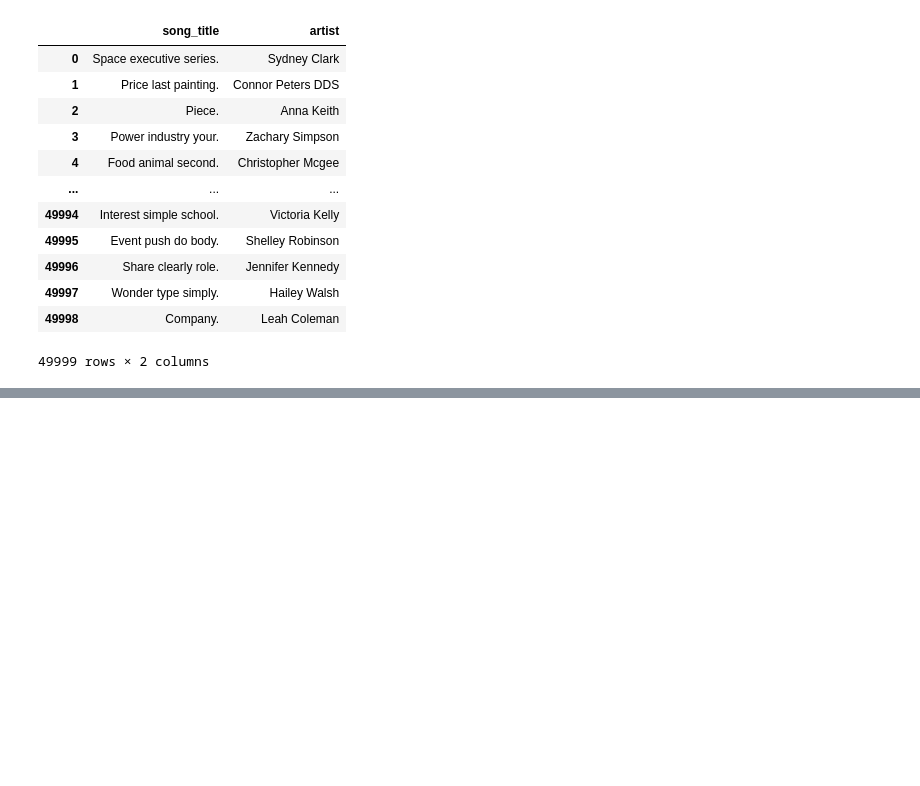
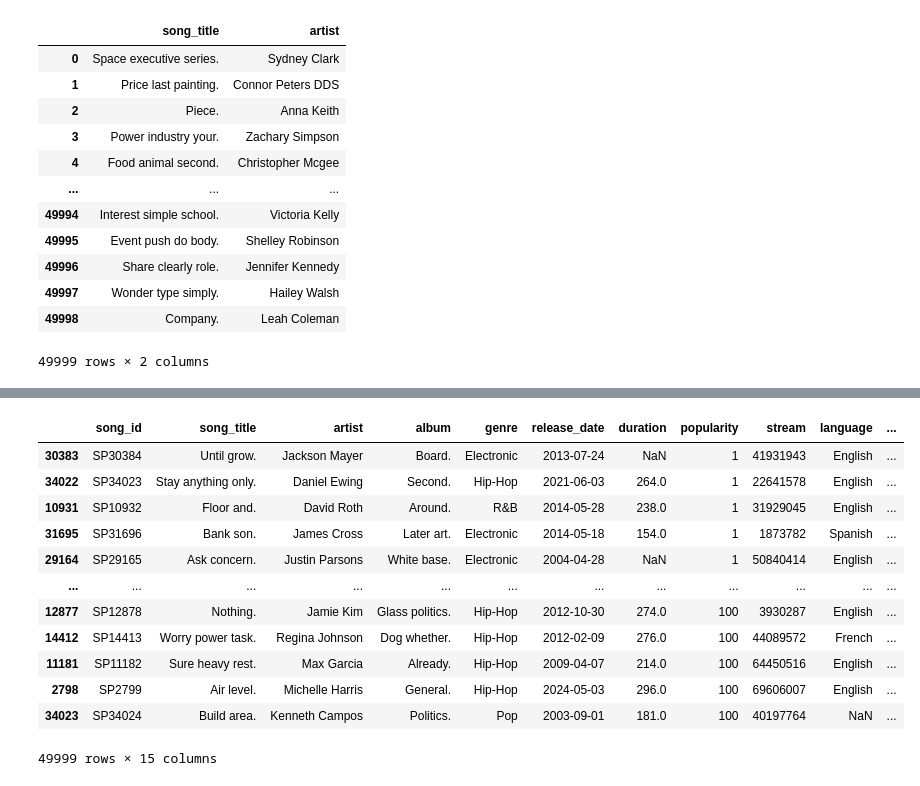
Before and after one commit to noebenitezb/miWeb, a Jupyter notebook: Welcome_To_Colab.ipynb, the cells around one changed output, grey strips where cells are left out. Drawn from its saved outputs; the diff is of its cells as text; code cells hidden in the pictures; blank space fills up the shorter version.

```diff
--- a/Welcome_To_Colab.ipynb
+++ b/Welcome_To_Colab.ipynb
@@ -279,0 +360,16 @@ df_csv[['song_title','artist']]
+# %%
+df_csv.sort_values(by='popularity')
+# %% [output]
+|  | song_id | song_title | artist | album | genre | release_date | duration | popularity | stream | language | ... |
+| 30383 | SP30384 | Until grow. | Jackson Mayer | Board. | Electronic | 2013-07-24 | NaN | 1 | 41931943 | English | ... |
+| 34022 | SP34023 | Stay anything only. | Daniel Ewing | Second. | Hip-Hop | 2021-06-03 | 264.0 | 1 | 22641578 | English | ... |
+| 10931 | SP10932 | Floor and. | David Roth | Around. | R&B | 2014-05-28 | 238.0 | 1 | 31929045 | English | ... |
+| 31695 | SP31696 | Bank son. | James Cross | Later art. | Electronic | 2014-05-18 | 154.0 | 1 | 1873782 | Spanish | ... |
+| 29164 | SP29165 | Ask concern. | Justin Parsons | White base. | Electronic | 2004-04-28 | NaN | 1 | 50840414 | English | ... |
+| ... | ... | ... | ... | ... | ... | ... | ... | ... | ... | ... | ... |
+| 12877 | SP12878 | Nothing. | Jamie Kim | Glass politics. | Hip-Hop | 2012-10-30 | 274.0 | 100 | 3930287 | English | ... |
+| 14412 | SP14413 | Worry power task. | Regina Johnson | Dog whether. | Hip-Hop | 2012-02-09 | 276.0 | 100 | 44089572 | French | ... |
+| 11181 | SP11182 | Sure heavy rest. | Max Garcia | Already. | Hip-Hop | 2009-04-07 | 214.0 | 100 | 64450516 | English | ... |
+| 2798 | SP2799 | Air level. | Michelle Harris | General. | Hip-Hop | 2024-05-03 | 296.0 | 100 | 69606007 | English | ... |
+| 34023 | SP34024 | Build area. | Kenneth Campos | Politics. | Pop | 2003-09-01 | 181.0 | 100 | 40197764 | NaN | ... |
+49999 rows × 15 columns
```
Also changed, not shown: parts of 32 cells of this notebook.
